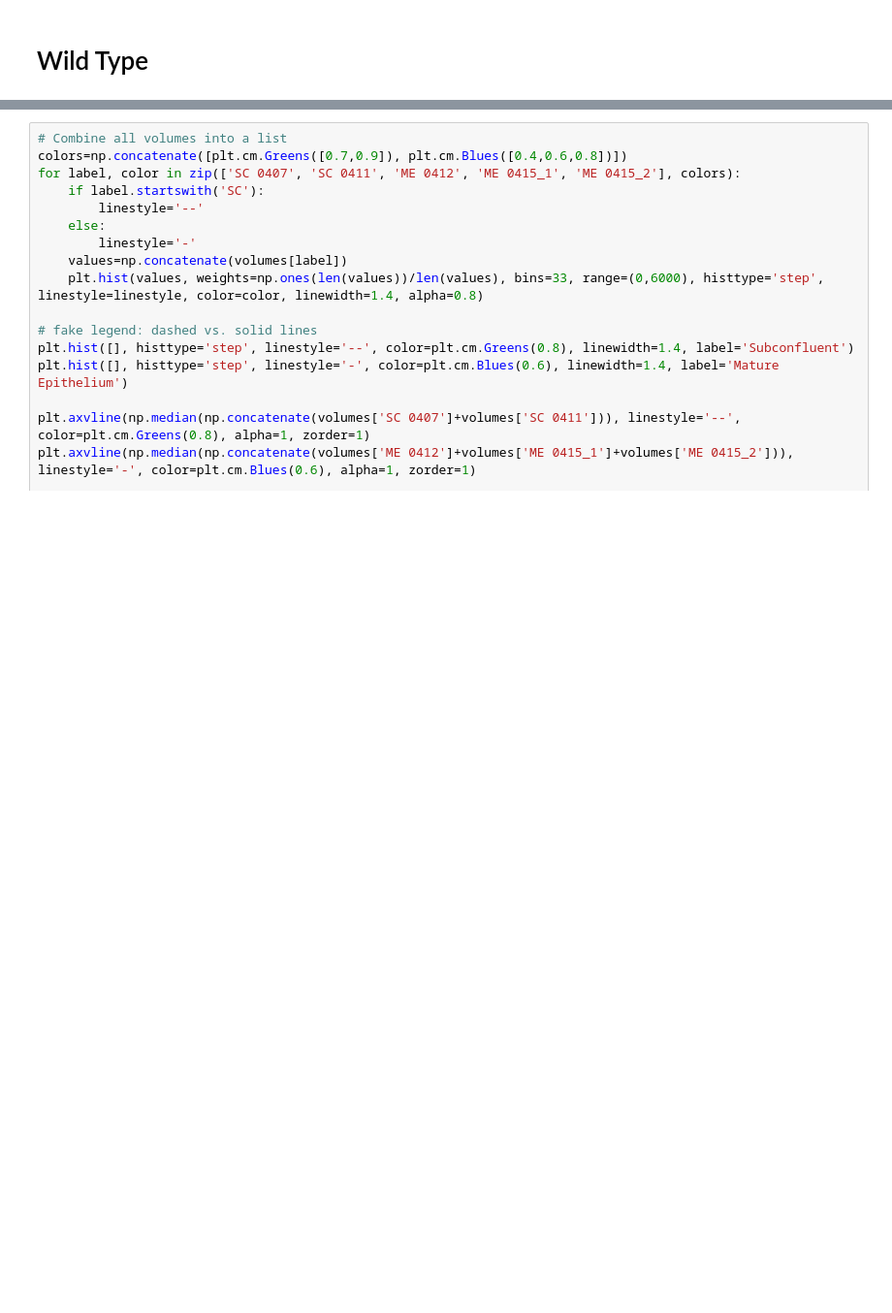
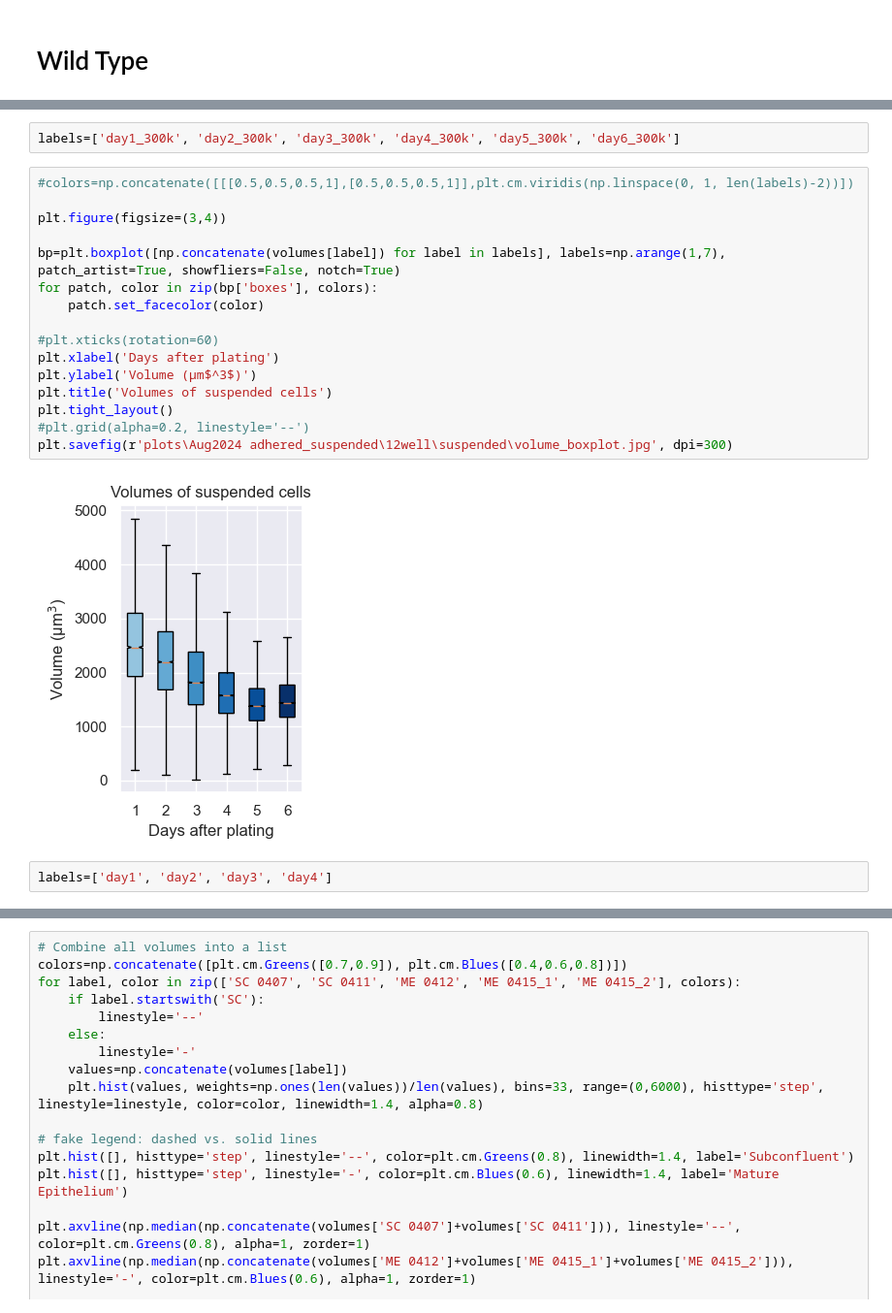
Before and after one commit to andyletzhang/segmentation_tools, a Jupyter notebook: volume_plots.ipynb, the cells around one changed output, grey strips where cells are left out. Shown at 97% size. Saved outputs shown, nothing was run; the diff lists cells and outputs as text; blank space fills up the shorter version.

```diff
--- a/volume_plots.ipynb
+++ b/volume_plots.ipynb
@@ -117,0 +110,22 @@ for i in range(len(volumes['ME adhered'])):
+# %%
+labels=['day1_300k', 'day2_300k', 'day3_300k', 'day4_300k', 'day5_300k', 'day6_300k']
+# %%
+#colors=np.concatenate([[[0.5,0.5,0.5,1],[0.5,0.5,0.5,1]],plt.cm.viridis(np.linspace(0, 1, len(labels)-2))])
+
+plt.figure(figsize=(3,4))
+
+bp=plt.boxplot([np.concatenate(volumes[label]) for label in labels], labels=np.arange(1,7), patch_artist=True, showfliers=False, notch=True)
+for patch, color in zip(bp['boxes'], colors):
+    patch.set_facecolor(color)
+
+#plt.xticks(rotation=60)
+plt.xlabel('Days after plating')
+plt.ylabel('Volume (μm$^3$)')
+plt.title('Volumes of suspended cells')
+plt.tight_layout()
+#plt.grid(alpha=0.2, linestyle='--')
+plt.savefig(r'plots\Aug2024 adhered_suspended\12well\suspended\volume_boxplot.jpg', dpi=300)
+# %% [output]
+[figure, added]
+# %%
+labels=['day1', 'day2', 'day3', 'day4']
```
Also changed, not shown: parts of 23 cells of this notebook, 26 other files.
